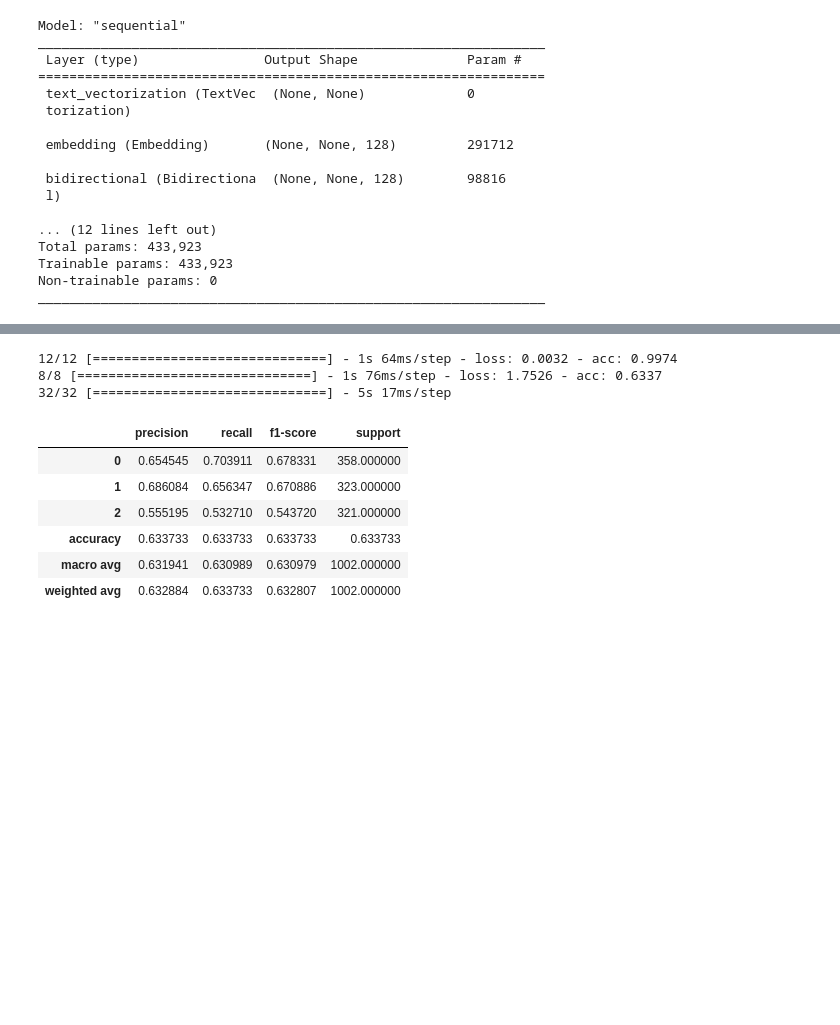
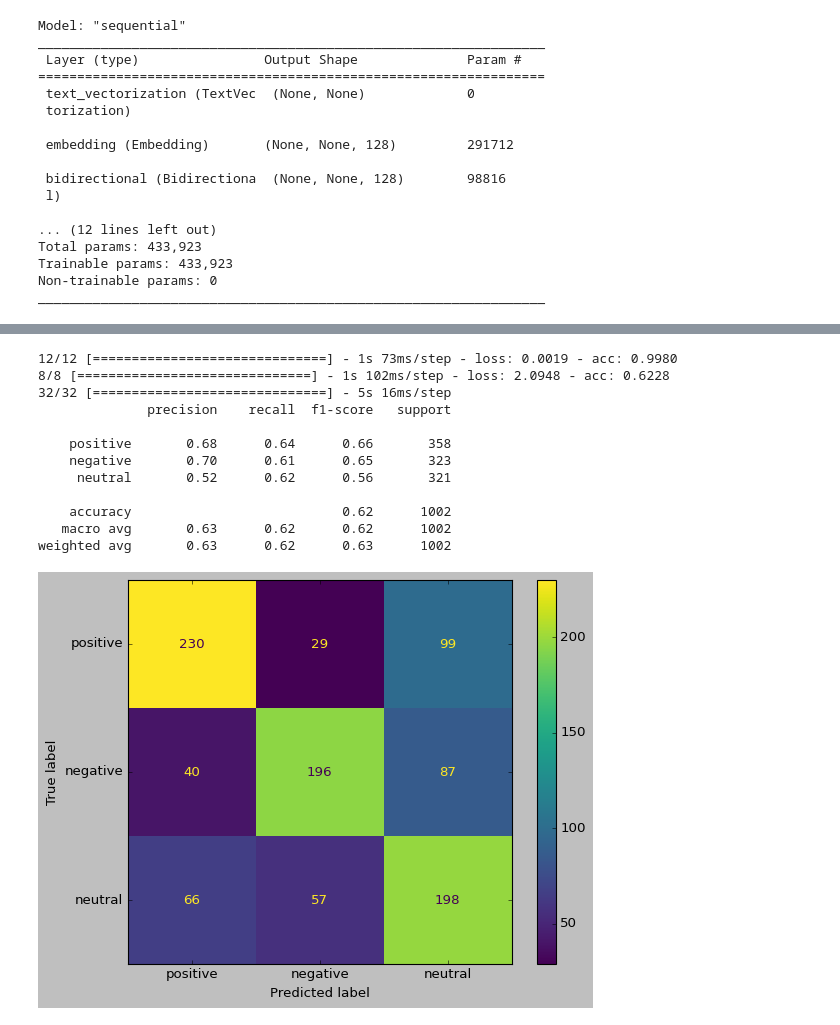
Before and after one commit to helloitsurdvq/VietnameseStockArticleClassification, a Jupyter notebook: source/03_DeepBidirectionalLSTM.ipynb, the cells around one changed output, grey strips where cells are left out. Saved outputs shown, nothing was run; the diff lists cells and outputs as text; code cells hidden in the pictures; blank space fills up the shorter version.

```diff
--- a/source/03_DeepBidirectionalLSTM.ipynb
+++ b/source/03_DeepBidirectionalLSTM.ipynb
@@ -188,24 +208,33 @@ plt.gca().set_ylim(0,1)
 # %%
+target_names = ['positive',
+ 'negative',
+ 'neutral']
 # Evaluation
 train_loss, train_acc = model.evaluate(train_dataset)
 test_loss, test_acc = model.evaluate(test_dataset)
 
 # Prediction
 preds = model.predict(test_df.text)
 preds = tf.math.argmax(preds, -1)
 
 # Report
-report = sklearn.metrics.classification_report(test_df.label_id, preds, output_dict=True)
-df_report = pd.DataFrame(report).transpose()
-df_report
+report = classification_report(test_df.label_id, preds, target_names=target_names, digits=2)
+print(report)
+cm = confusion_matrix(test_df.label_id, preds)
+_display = ConfusionMatrixDisplay(confusion_matrix=cm, display_labels=target_names)
+_display.plot()
+plt.show()
 # %% [output]
-12/12 [==============================] - 1s 64ms/step - loss: 0.0032 - acc: 0.9974
-8/8 [==============================] - 1s 76ms/step - loss: 1.7526 - acc: 0.6337
-32/32 [==============================] - 5s 17ms/step
+12/12 [==============================] - 1s 73ms/step - loss: 0.0019 - acc: 0.9980
+8/8 [==============================] - 1s 102ms/step - loss: 2.0948 - acc: 0.6228
+32/32 [==============================] - 5s 16ms/step
+              precision    recall  f1-score   support
+
+    positive       0.68      0.64      0.66       358
+    negative       0.70      0.61      0.65       323
+     neutral       0.52      0.62      0.56       321
+
+    accuracy                           0.62      1002
+   macro avg       0.63      0.62      0.62      1002
+weighted avg       0.63      0.62      0.63      1002
-|  | precision | recall | f1-score | support |
-| 0 | 0.654545 | 0.703911 | 0.678331 | 358.000000 |
-| 1 | 0.686084 | 0.656347 | 0.670886 | 323.000000 |
-| 2 | 0.555195 | 0.532710 | 0.543720 | 321.000000 |
-| accuracy | 0.633733 | 0.633733 | 0.633733 | 0.633733 |
-| macro avg | 0.631941 | 0.630989 | 0.630979 | 1002.000000 |
-| weighted avg | 0.632884 | 0.633733 | 0.632807 | 1002.000000 |
+[figure, added]
```
Also changed, not shown: parts of 15 cells of this notebook, 1 other file.
